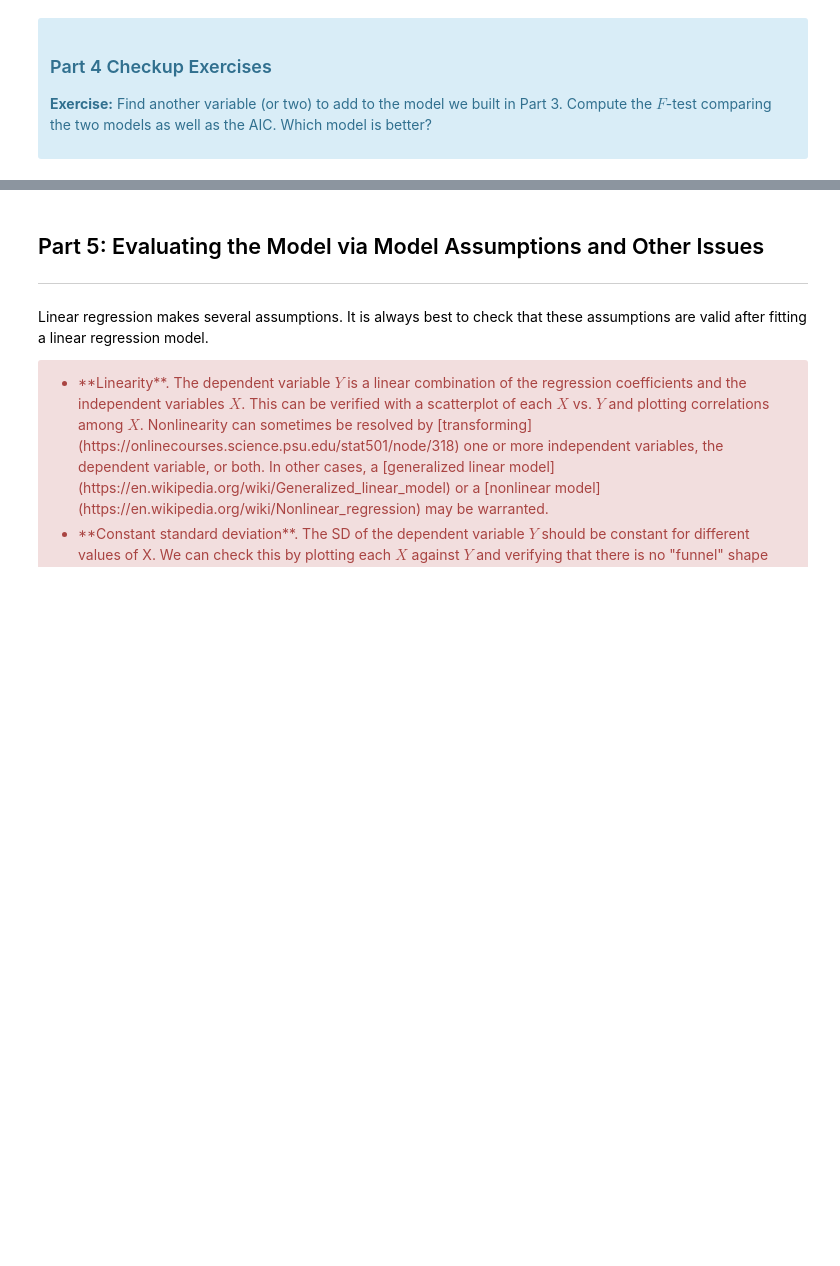
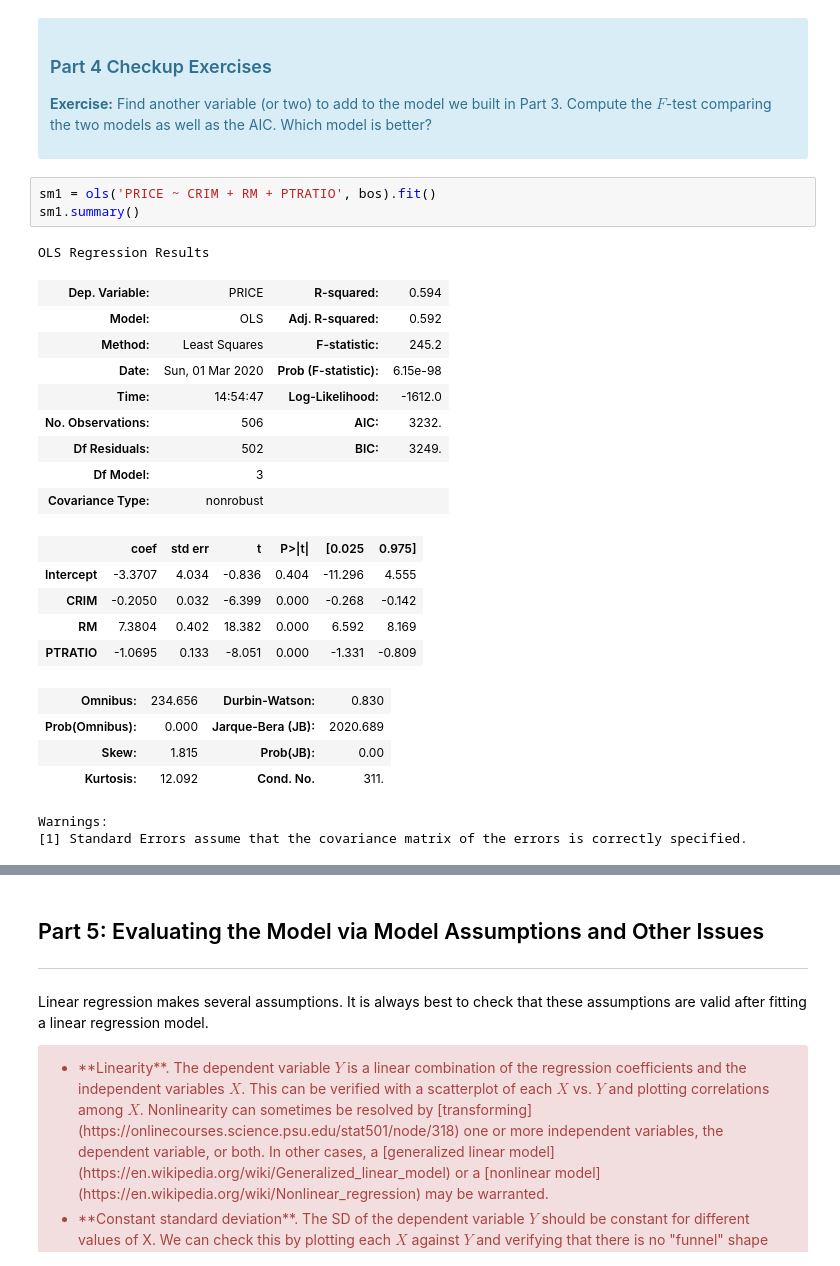
Before and after one commit to dudikbender/springboard, a Jupyter notebook: linear_regression/Mini_Project_Linear_Regression.ipynb, the cells around one changed output, grey strips where cells are left out. Saved outputs shown, nothing was run; the diff lists cells and outputs as text; blank space fills up the shorter version.

```diff
--- a/linear_regression/Mini_Project_Linear_Regression.ipynb
+++ b/linear_regression/Mini_Project_Linear_Regression.ipynb
@@ -764,3 +790,28 @@ where $L$ is the likelihood of the model. AIC is meaningless in the absolute sen
 
 <p><b>Exercise:</b> Find another variable (or two) to add to the model we built in Part 3. Compute the $F$-test comparing the two models as well as the AIC. Which model is better?</p>
 </div>
+# %%
+sm1 = ols('PRICE ~ CRIM + RM + PTRATIO', bos).fit()
+sm1.summary()
+# %% [output]
+OLS Regression Results
+| Dep. Variable: | PRICE | R-squared: | 0.594 |
+| Model: | OLS | Adj. R-squared: | 0.592 |
+| Method: | Least Squares | F-statistic: | 245.2 |
+| Date: | Sun, 01 Mar 2020 | Prob (F-statistic): | 6.15e-98 |
+| Time: | 14:54:47 | Log-Likelihood: | -1612.0 |
+| No. Observations: | 506 | AIC: | 3232. |
+| Df Residuals: | 502 | BIC: | 3249. |
+| Df Model: | 3 |  |  |
+| Covariance Type: | nonrobust |  |  |
+|  | coef | std err | t | P>|t| | [0.025 | 0.975] |
+| Intercept | -3.3707 | 4.034 | -0.836 | 0.404 | -11.296 | 4.555 |
+| CRIM | -0.2050 | 0.032 | -6.399 | 0.000 | -0.268 | -0.142 |
+| RM | 7.3804 | 0.402 | 18.382 | 0.000 | 6.592 | 8.169 |
+| PTRATIO | -1.0695 | 0.133 | -8.051 | 0.000 | -1.331 | -0.809 |
+| Omnibus: | 234.656 | Durbin-Watson: | 0.830 |
+| Prob(Omnibus): | 0.000 | Jarque-Bera (JB): | 2020.689 |
+| Skew: | 1.815 | Prob(JB): | 0.00 |
+| Kurtosis: | 12.092 | Cond. No. | 311. |
+Warnings:
+[1] Standard Errors assume that the covariance matrix of the errors is correctly specified.
```
Also changed, not shown: parts of 21 cells of this notebook.
